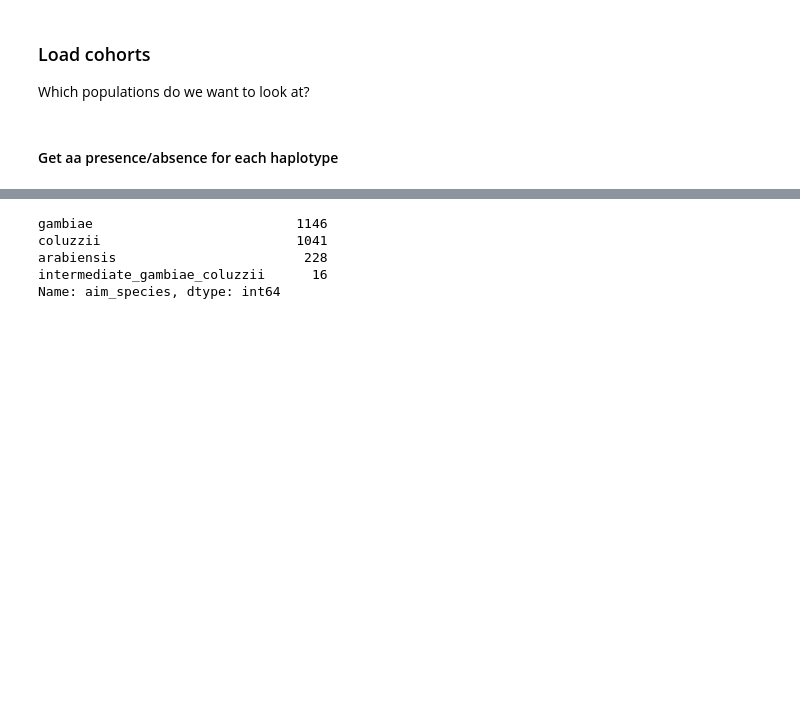
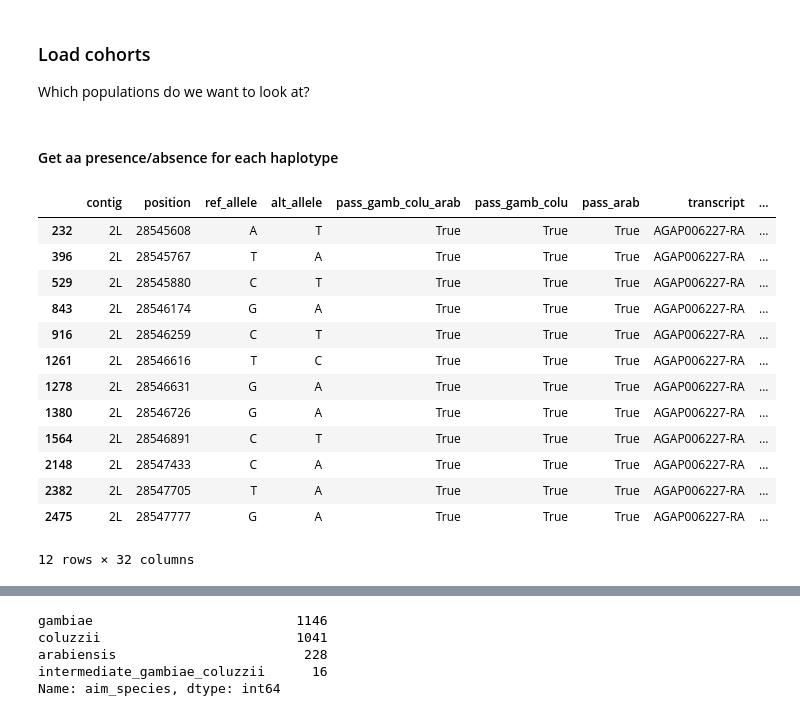
Before and after one commit to sanjaynagi/locusPocus, a Jupyter notebook: workflow/notebooks/HaplotypeClustering-COEAE1F_2F.ipynb, the cells around one changed output, grey strips where cells are left out. Cells and saved outputs as stored; diff of their text form; code cells hidden in the pictures; blank space fills up the shorter version.

```diff
--- a/workflow/notebooks/HaplotypeClustering-COEAE1F_2F.ipynb
+++ b/workflow/notebooks/HaplotypeClustering-COEAE1F_2F.ipynb
@@ -263,4 +281,21 @@ transcript= "AGAP006227-RA"
 gene = transcript.replace("-RA", "")
 # %% [markdown]
 #### Get aa presence/absence for each haplotype
+# %%
+snpdf_227
+# %% [output]
+|  | contig | position | ref_allele | alt_allele | pass_gamb_colu_arab | pass_gamb_colu | pass_arab | transcript | ... |
+| 232 | 2L | 28545608 | A | T | True | True | True | AGAP006227-RA | ... |
+| 396 | 2L | 28545767 | T | A | True | True | True | AGAP006227-RA | ... |
+| 529 | 2L | 28545880 | C | T | True | True | True | AGAP006227-RA | ... |
+| 843 | 2L | 28546174 | G | A | True | True | True | AGAP006227-RA | ... |
+| 916 | 2L | 28546259 | C | T | True | True | True | AGAP006227-RA | ... |
+| 1261 | 2L | 28546616 | T | C | True | True | True | AGAP006227-RA | ... |
+| 1278 | 2L | 28546631 | G | A | True | True | True | AGAP006227-RA | ... |
+| 1380 | 2L | 28546726 | G | A | True | True | True | AGAP006227-RA | ... |
+| 1564 | 2L | 28546891 | C | T | True | True | True | AGAP006227-RA | ... |
+| 2148 | 2L | 28547433 | C | A | True | True | True | AGAP006227-RA | ... |
+| 2382 | 2L | 28547705 | T | A | True | True | True | AGAP006227-RA | ... |
+| 2475 | 2L | 28547777 | G | A | True | True | True | AGAP006227-RA | ... |
+12 rows × 32 columns
 # %%
```
Also changed, not shown: parts of 19 cells of this notebook, 15 other files.
